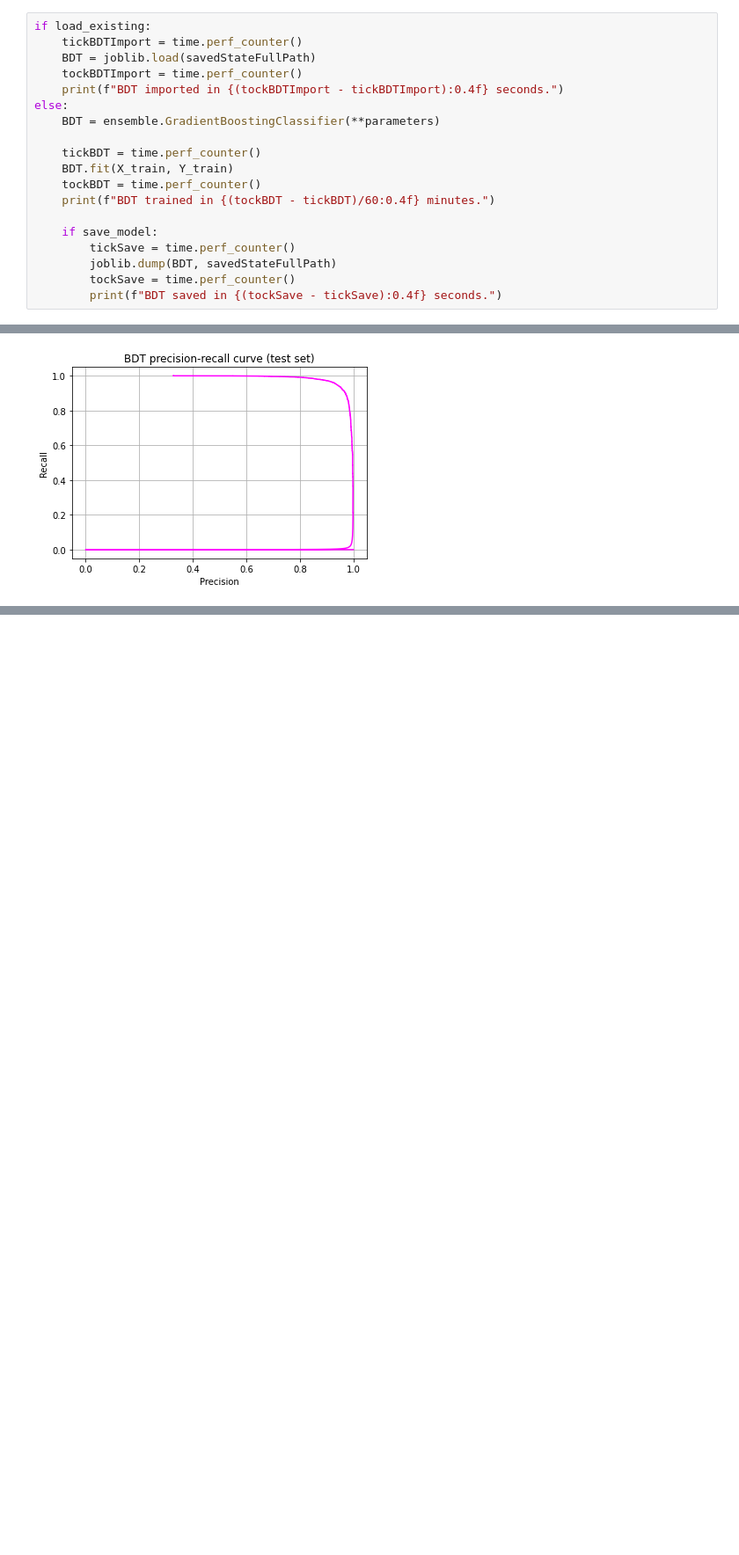
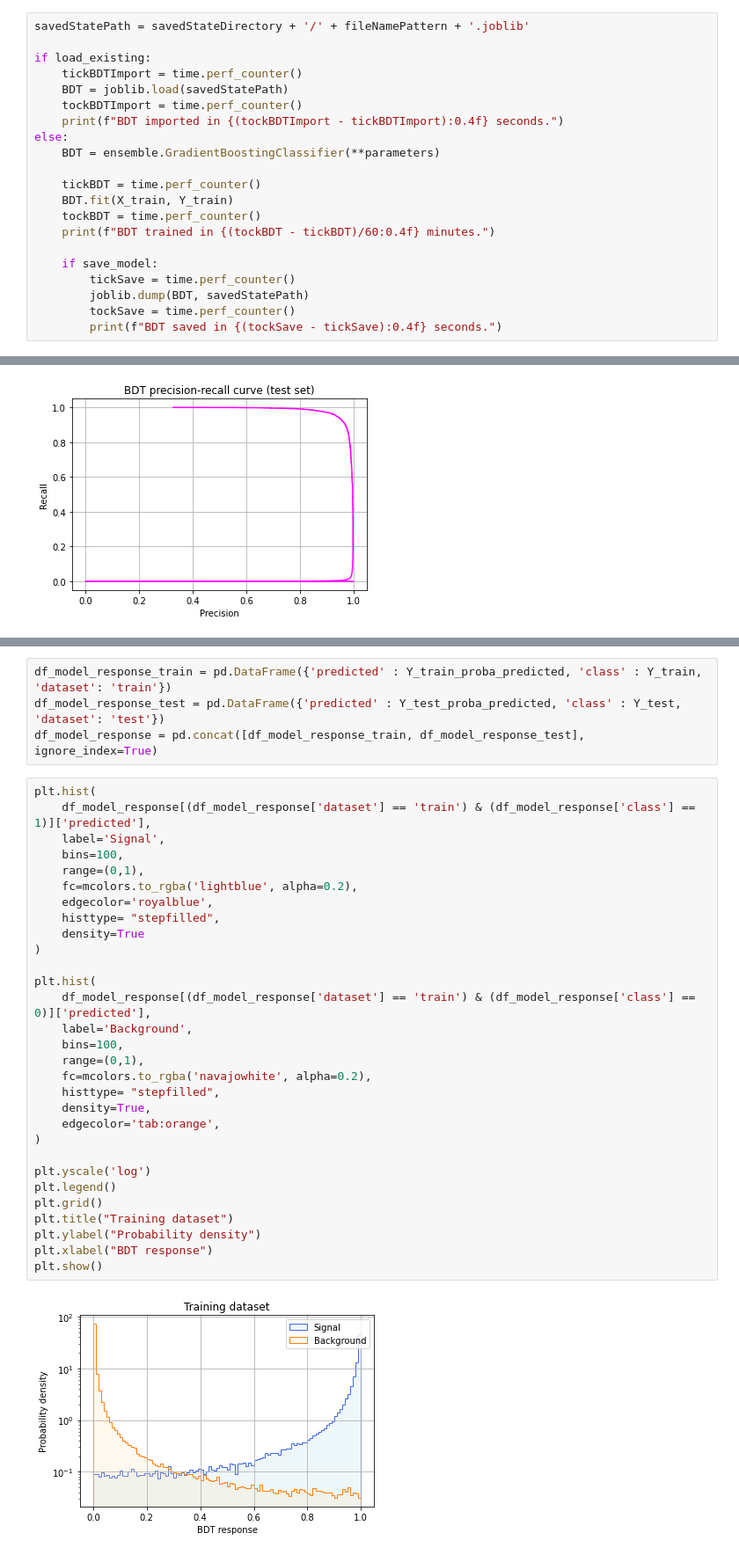
Before and after one commit to alatios/lb2jpsil_classifier-studies, a Jupyter notebook: BDT/BDT_VF_0.05_4_3_1000_0.7.ipynb, the cells around one changed output, grey strips where cells are left out. Shown at 88% size. Saved outputs shown, nothing was run; the diff lists cells and outputs as text; blank space fills up the shorter version.

```diff
--- a/BDT/BDT_VF_0.05_4_3_1000_0.7.ipynb
+++ b/BDT/BDT_VF_0.05_4_3_1000_0.7.ipynb
@@ -128,7 +140,9 @@ savedStateFullPath
 # %%
+savedStatePath = savedStateDirectory + '/' + fileNamePattern + '.joblib'
+
 if load_existing:
     tickBDTImport = time.perf_counter()
-    BDT = joblib.load(savedStateFullPath)
+    BDT = joblib.load(savedStatePath)
     tockBDTImport = time.perf_counter()
     print(f"BDT imported in {(tockBDTImport - tickBDTImport):0.4f} seconds.")
 else:
@@ -141,7 +155,7 @@ else:
 
     if save_model:
         tickSave = time.perf_counter()
-        joblib.dump(BDT, savedStateFullPath)
+        joblib.dump(BDT, savedStatePath)
         tockSave = time.perf_counter()
         print(f"BDT saved in {(tockSave - tickSave):0.4f} seconds.")
 # %% [output]
@@ -277,0 +294,36 @@ plt.show()
+# %%
+df_model_response_train = pd.DataFrame({'predicted' : Y_train_proba_predicted, 'class' : Y_train, 'dataset': 'train'})
+df_model_response_test = pd.DataFrame({'predicted' : Y_test_proba_predicted, 'class' : Y_test, 'dataset': 'test'})
+df_model_response = pd.concat([df_model_response_train, df_model_response_test], ignore_index=True)
+# %%
+plt.hist(
+    df_model_response[(df_model_response['dataset'] == 'train') & (df_model_response['class'] == 1)]['predicted'],
+    label='Signal',
+    bins=100,
+    range=(0,1),
+    fc=mcolors.to_rgba('lightblue', alpha=0.2),
+    edgecolor='royalblue',
+    histtype= "stepfilled",
+    density=True
+)
+
+plt.hist(
+    df_model_response[(df_model_response['dataset'] == 'train') & (df_model_response['class'] == 0)]['predicted'],
+    label='Background',
+    bins=100,
+    range=(0,1),
+    fc=mcolors.to_rgba('navajowhite', alpha=0.2),
+    histtype= "stepfilled",
+    density=True,
+    edgecolor='tab:orange',
+)
+
+plt.yscale('log')
+plt.legend()
+plt.grid()
+plt.title("Training dataset")
+plt.ylabel("Probability density")
+plt.xlabel("BDT response")
+plt.show()
+# %% [output]
+[figure, added]
```
Also changed, not shown: parts of 24 cells of this notebook, 3 other files.
